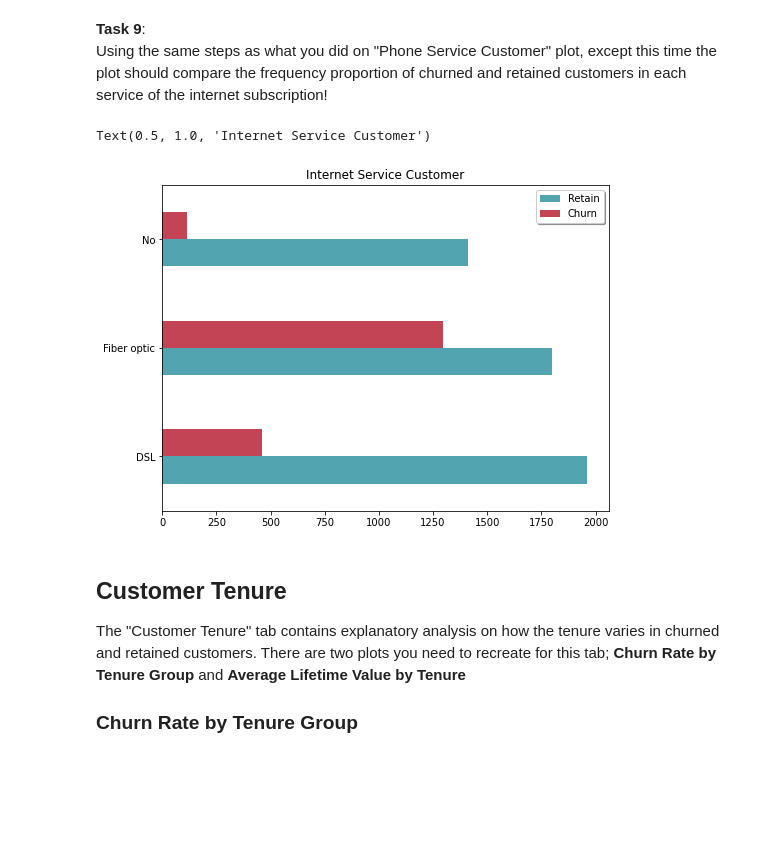
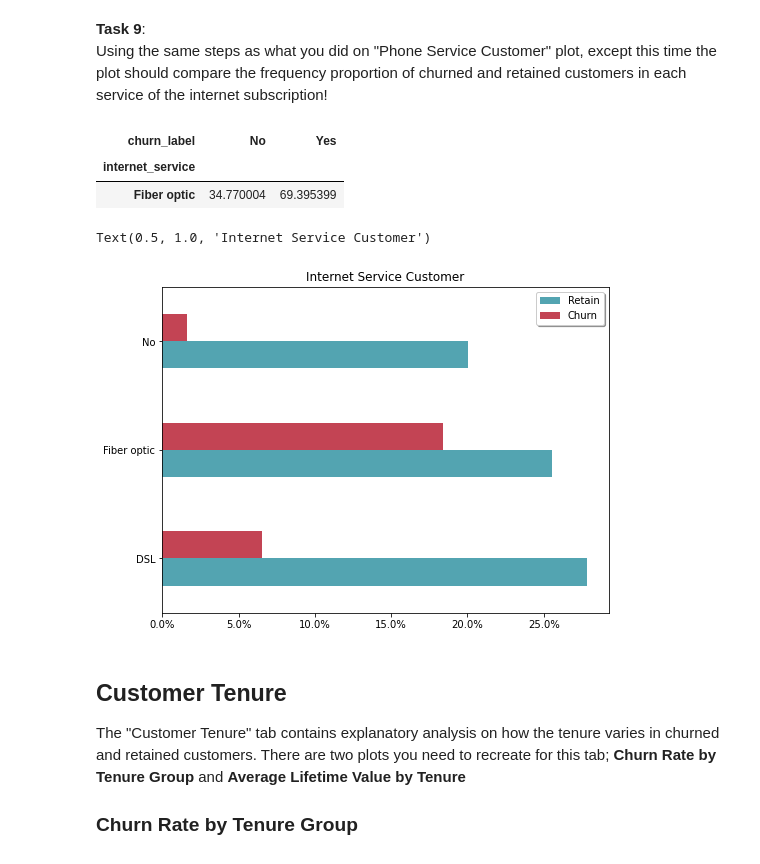
Before and after one commit to aldriechester/Capstone-Aldrie, a Jupyter notebook: Customer_Churn_Analysis.ipynb, the cells around one changed output. Saved outputs shown, nothing was run; the diff lists cells and outputs as text; code cells hidden in the pictures; blank space fills up the shorter version.

```diff
--- a/Customer_Churn_Analysis.ipynb
+++ b/Customer_Churn_Analysis.ipynb
@@ -58,5 +58,6 @@ Notice that all categorical informations from the data were stored as `object` r
 # %%
 catcol = telco.select_dtypes('object').columns
 telco[catcol] = telco[catcol].apply(lambda x: x.astype('category'))
+telco['customer_id']=telco['customer_id'].astype('object')
 telco.dtypes
 # %% [output]
@@ -289,19 +290,30 @@ Text(0.5, 1.0, 'Phone Service Customer')
 # %% [markdown]
 **Task 9**:
 Using the same steps as what you did on "Phone Service Customer" plot, except this time the plot should compare  the frequency proportion of churned and retained customers in each service of the internet subscription!
+# %%
+isp=pd.crosstab(index=data['internet_service'],columns=data['churn_label'], normalize='columns')*100
+
+
+# isp=pd.crosstab(index=data['churn_label'], columns='churn', normalize=True)*100
+
+isp[isp.index=='Fiber optic']
+# %% [output]
+| churn_label | No | Yes |
+| internet_service |  |  |
+| Fiber optic | 34.770004 | 69.395399 |
 # %%
 ## Your code here
-isp=pd.crosstab(index=data['internet_service'],columns=data['churn_label'])
+isp=pd.crosstab(index=data['internet_service'],columns=data['churn_label'], normalize=True)*100
 
 ax = isp.plot(kind = 'barh', color=['#53a4b1','#c34454'], figsize = (8,6))
 
-# ax.xaxis.set_major_formatter(mtick.PercentFormatter())
+ax.xaxis.set_major_formatter(mtick.PercentFormatter())
 plt.legend(['Retain', 'Churn'],fancybox=True,shadow=True)
 plt.axes().get_yaxis().set_label_text('')
 plt.title('Internet Service Customer')
 # %% [output]
 Text(0.5, 1.0, 'Internet Service Customer')
-[figure, old version]
+[figure, new version]
 # %% [markdown]
 ## Customer Tenure
 
```
Also changed, not shown: parts of 5 cells of this notebook, 3 other files.
